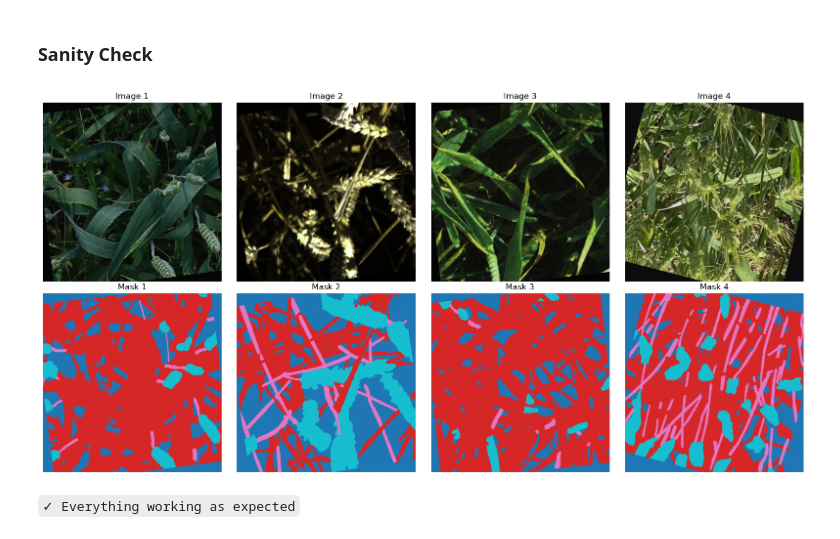
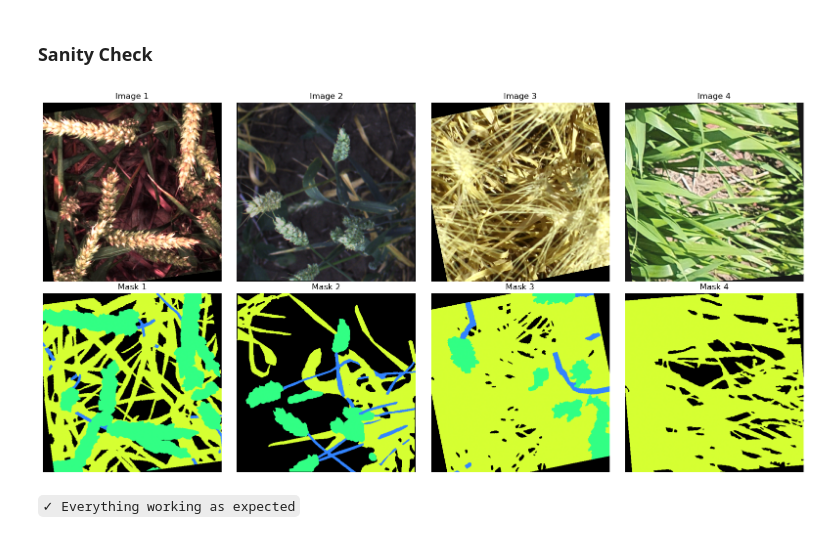
Before and after one commit to chmcbs/HeadCount, a Jupyter notebook: 02_data_prep.ipynb, the cells around one changed output. Drawn from its saved outputs; the diff is of its cells as text; code cells hidden in the pictures.

Commit message:
chore: use consistent colour map for mask visualisations

```diff
--- a/02_data_prep.ipynb
+++ b/02_data_prep.ipynb
@@ -311,32 +312,43 @@ print(f"  Test batches: {len(test_loader)}")
 # %%
 # Get a batch
 images, masks = next(iter(train_loader))
 
 # Denormalise for visualisation
 def denormalize(tensor):
     mean = torch.tensor([0.485, 0.456, 0.406]).view(3, 1, 1)
     std = torch.tensor([0.229, 0.224, 0.225]).view(3, 1, 1)
     return tensor * std + mean
+
+# RGB colors from segmentation masks (normalised to 0-1 for matplotlib)
+mask_colors = [
+    (0, 0, 0),                    # Background: RGB(0, 0, 0) - black
+    (214/255, 255/255, 50/255),   # Leaf: RGB(214, 255, 50) - yellow-green
+    (50/255, 132/255, 255/255),   # Stem: RGB(50, 132, 255) - blue
+    (50/255, 255/255, 132/255),   # Head: RGB(50, 255, 132) - cyan-green
+]
+
+# Create custom colormap
+mask_cmap = ListedColormap(mask_colors)
 
 # Visualise first 4 examples
 fig, axes = plt.subplots(2, 4, figsize=(16, 8))
 
 for i in range(min(4, BATCH_SIZE)):
     # Image
     img = denormalize(images[i]).permute(1, 2, 0).clamp(0, 1)
     axes[0, i].imshow(img)
     axes[0, i].set_title(f'Image {i+1}')
     axes[0, i].axis('off')
 
     # Mask
     mask = masks[i].numpy()
-    axes[1, i].imshow(mask, cmap='tab10', vmin=0, vmax=3)
+    axes[1, i].imshow(mask, cmap=mask_cmap, vmin=0, vmax=3)
     axes[1, i].set_title(f'Mask {i+1}')
     axes[1, i].axis('off')
 
 plt.tight_layout()
 plt.show()
 # %% [output]
-[figure, old version]
+[figure, new version]
 # %% [markdown]
 `✓ Everything working as expected`
```
Also changed, not shown: parts of 2 cells of this notebook, 1 other file.
